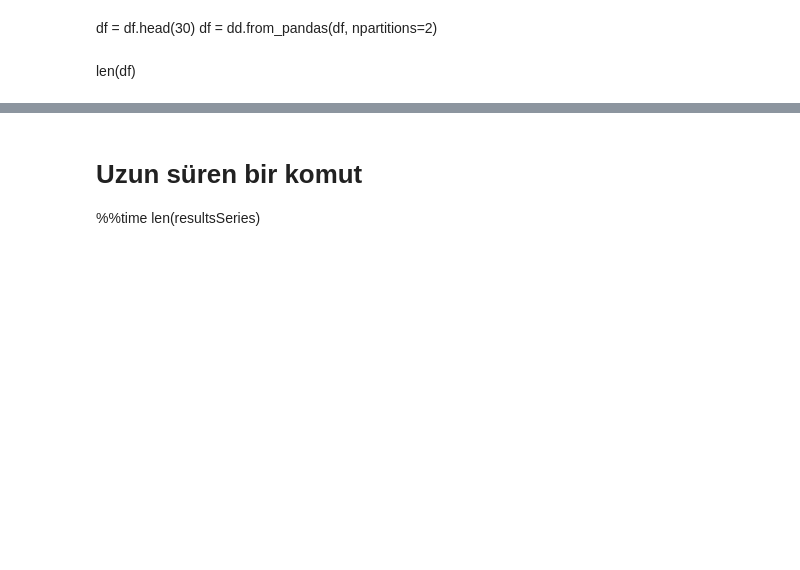
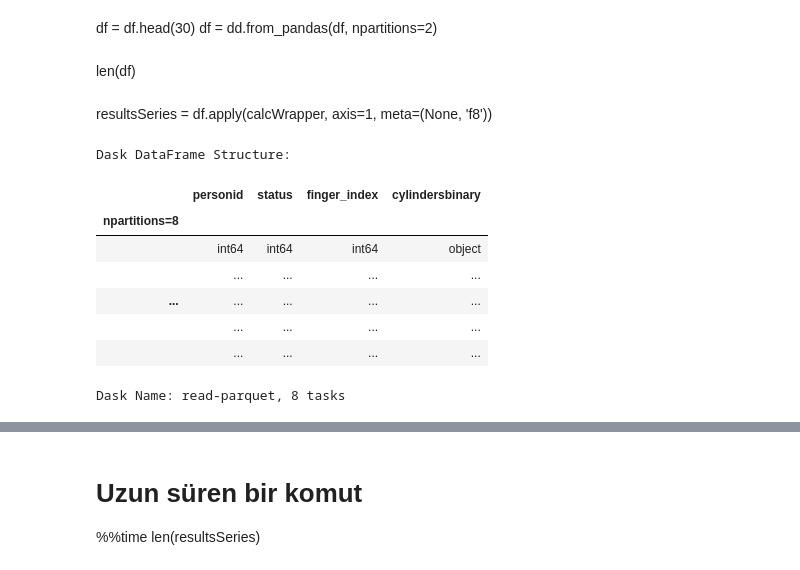
Before and after one commit to basdemir/myjupyter, a Jupyter notebook: course/010-dask-apply-minio.ipynb, the cells around one changed output, grey strips where cells are left out. Saved outputs shown, nothing was run; the diff lists cells and outputs as text; code cells hidden in the pictures; blank space fills up the shorter version.

```diff
--- a/course/010-dask-apply-minio.ipynb
+++ b/course/010-dask-apply-minio.ipynb
@@ -157,4 +167,6 @@ def calcWrapper(row):
 
 # # a = peopleDaskDataFrame.applymap(myF)
 # a = peopleDaskDataFrame.apply(calcWrapper, axis=1)
+# %% [markdown]
+resultsSeries = df.apply(calcWrapper, axis=1, meta=(None, 'f8'))
 # %%
@@ -162,2 +174,14 @@ resultsSeries = df.apply(calcWrapper, axis=1, meta=(None, 'f8'))
+# %%
+df
+# %% [output]
+Dask DataFrame Structure:
+|  | personid | status | finger_index | cylindersbinary |
+| npartitions=8 |  |  |  |  |
+|  | int64 | int64 | int64 | object |
+|  | ... | ... | ... | ... |
+| ... | ... | ... | ... | ... |
+|  | ... | ... | ... | ... |
+|  | ... | ... | ... | ... |
+Dask Name: read-parquet, 8 tasks
 # %%
 %%time
```
Also changed, not shown: parts of 20 cells of this notebook, 12 other files.
